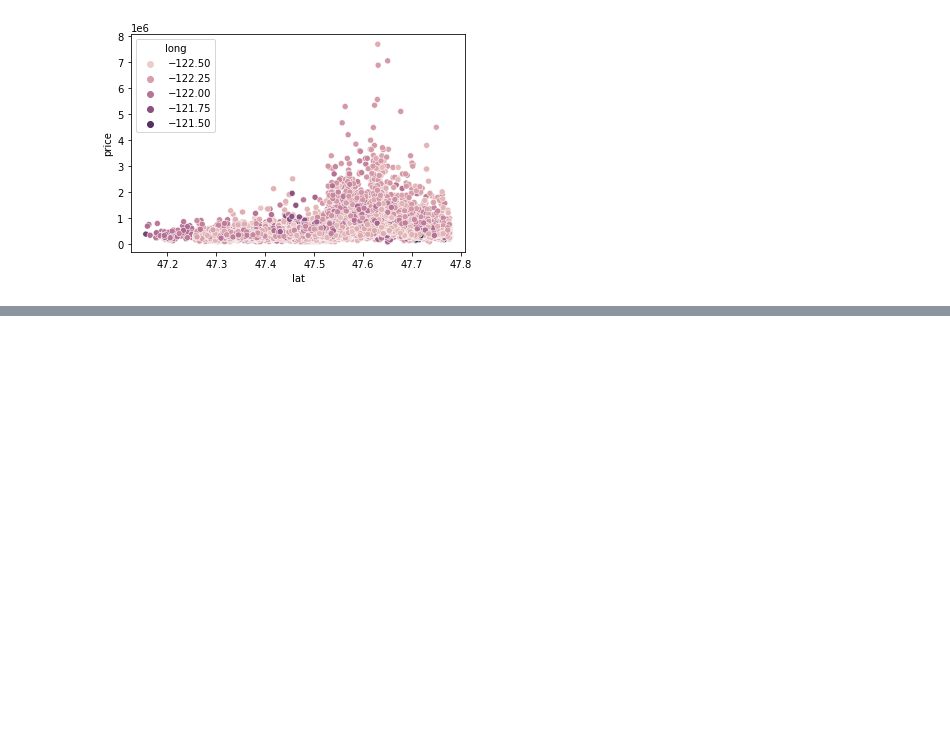
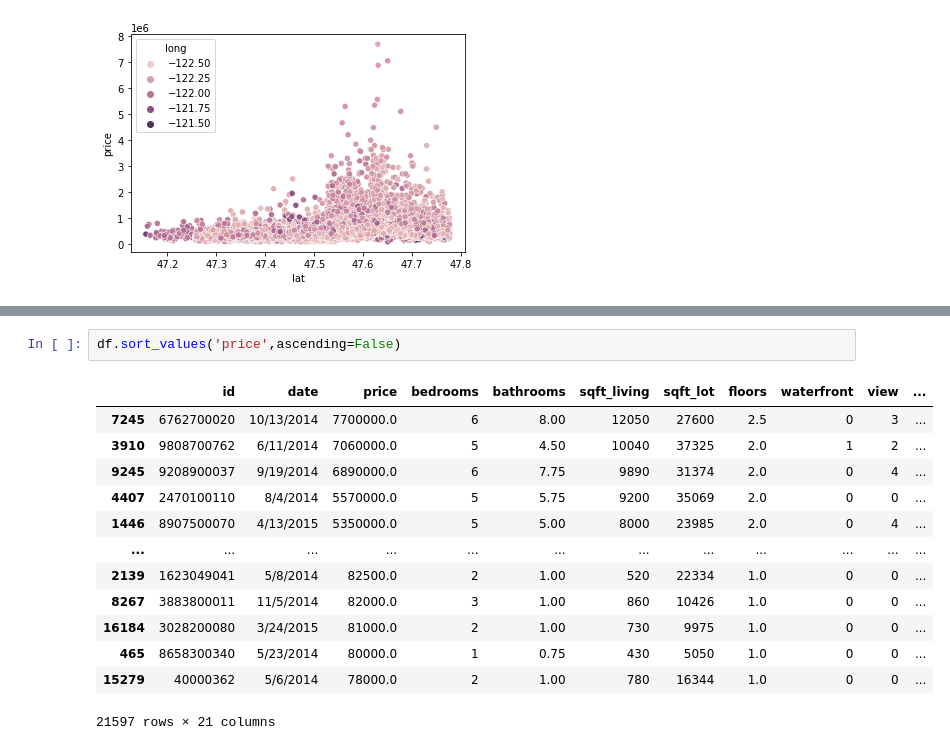
Before and after one commit to advaitvd/ML-DL-Projects, a Jupyter notebook: Housing Price Prediction/code_file.ipynb, the cells around one changed output, grey strips where cells are left out. Cells and saved outputs as stored; diff of their text form; blank space fills up the shorter version.

```diff
--- a/Housing Price Prediction/code_file.ipynb
+++ b/Housing Price Prediction/code_file.ipynb
@@ -135,0 +144,16 @@ sns.scatterplot(y='price',x='lat',data=df,hue='long')
+# %%
+df.sort_values('price',ascending=False)
+# %% [output]
+|  | id | date | price | bedrooms | bathrooms | sqft_living | sqft_lot | floors | waterfront | view | ... |
+| 7245 | 6762700020 | 10/13/2014 | 7700000.0 | 6 | 8.00 | 12050 | 27600 | 2.5 | 0 | 3 | ... |
+| 3910 | 9808700762 | 6/11/2014 | 7060000.0 | 5 | 4.50 | 10040 | 37325 | 2.0 | 1 | 2 | ... |
+| 9245 | 9208900037 | 9/19/2014 | 6890000.0 | 6 | 7.75 | 9890 | 31374 | 2.0 | 0 | 4 | ... |
+| 4407 | 2470100110 | 8/4/2014 | 5570000.0 | 5 | 5.75 | 9200 | 35069 | 2.0 | 0 | 0 | ... |
+| 1446 | 8907500070 | 4/13/2015 | 5350000.0 | 5 | 5.00 | 8000 | 23985 | 2.0 | 0 | 4 | ... |
+| ... | ... | ... | ... | ... | ... | ... | ... | ... | ... | ... | ... |
+| 2139 | 1623049041 | 5/8/2014 | 82500.0 | 2 | 1.00 | 520 | 22334 | 1.0 | 0 | 0 | ... |
+| 8267 | 3883800011 | 11/5/2014 | 82000.0 | 3 | 1.00 | 860 | 10426 | 1.0 | 0 | 0 | ... |
+| 16184 | 3028200080 | 3/24/2015 | 81000.0 | 2 | 1.00 | 730 | 9975 | 1.0 | 0 | 0 | ... |
+| 465 | 8658300340 | 5/23/2014 | 80000.0 | 1 | 0.75 | 430 | 5050 | 1.0 | 0 | 0 | ... |
+| 15279 | 40000362 | 5/6/2014 | 78000.0 | 2 | 1.00 | 780 | 16344 | 1.0 | 0 | 0 | ... |
+21597 rows × 21 columns
```
Also changed, not shown: parts of 16 cells of this notebook.
